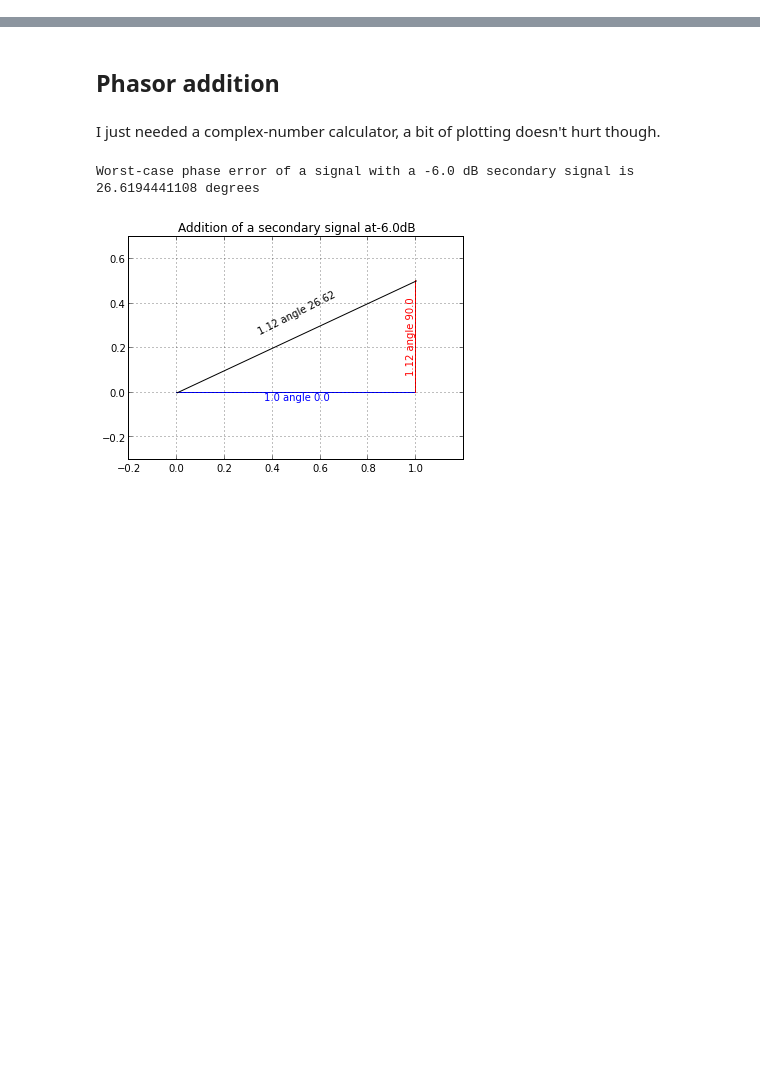
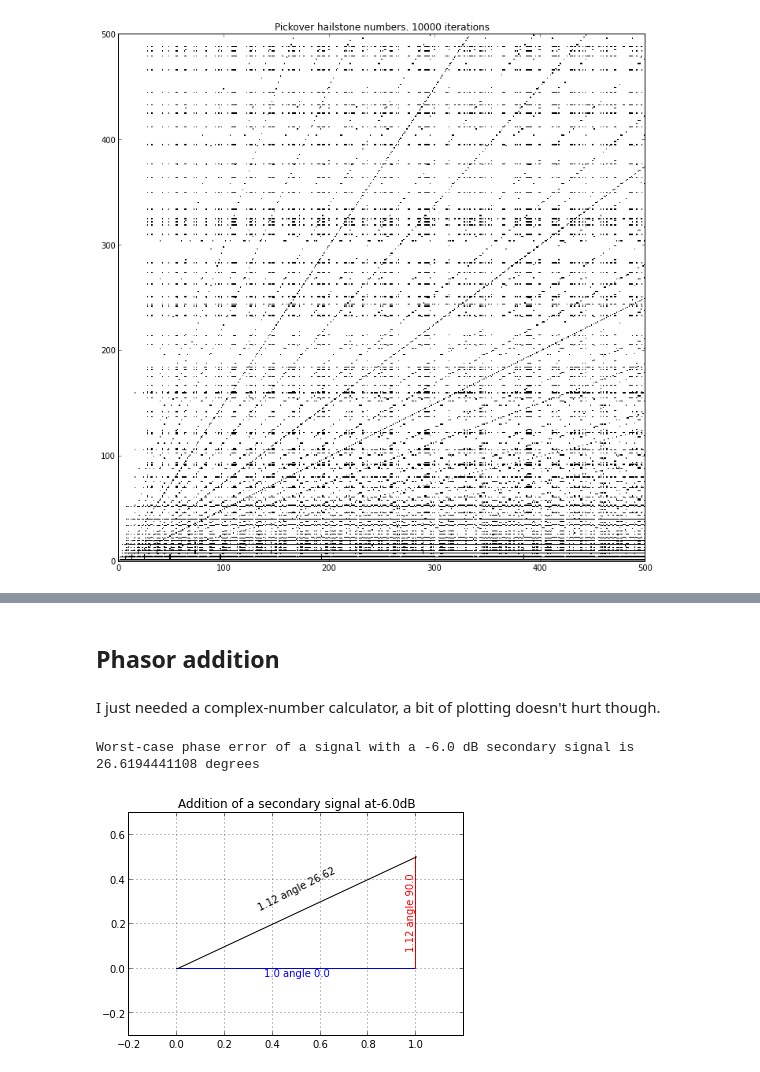
Before and after one commit to thomasska/ipython-notebooks, a Jupyter notebook: Thomas Sandbox.ipynb, the cells around one changed output, grey strips where cells are left out. Drawn from its saved outputs; the diff is of its cells as text; code cells hidden in the pictures; blank space fills up the shorter version.

```diff
--- a/Thomas Sandbox.ipynb
+++ b/Thomas Sandbox.ipynb
@@ -2,0 +8,34 @@
+# %%
+import Image, numpy as np
+xmax=500;
+ymax=500;
+iters=10000
+
+mtx=np.zeros([ymax,xmax],dtype=integer);
+
+currentvector=range(xmax)
+
+for x in range(iters):
+    for a,n in enumerate(currentvector):
+        # do the transformation
+        if (n%2):
+            newn=3*n+1
+        else:
+            newn=n/2
+        currentvector[a]=newn;
+        # apply to the matrix, if it's small enough, otherwise ignore
+        if newn<ymax:
+            mtx[newn,a]=mtx[newn,a]+1
+
+    #if (x%45)==0:
+    #    print(currentvector)
+    #    print(mtx)
+
+#print(mtx)
+figure(figsize=(12,12*xmax/(1.0*ymax)))
+imshow(np.flipud(-mtx),aspect='auto',interpolation='none', cmap=plt.get_cmap('CMRmap'),vmin=-1,vmax=0,extent=[0,xmax,0,ymax])
+title('Pickover hailstone numbers. %i iterations' % iters)
+
+del mtx
+# %% [output]
+[figure, added]
```
Also changed, not shown: parts of 37 cells of this notebook, 18 other files.
